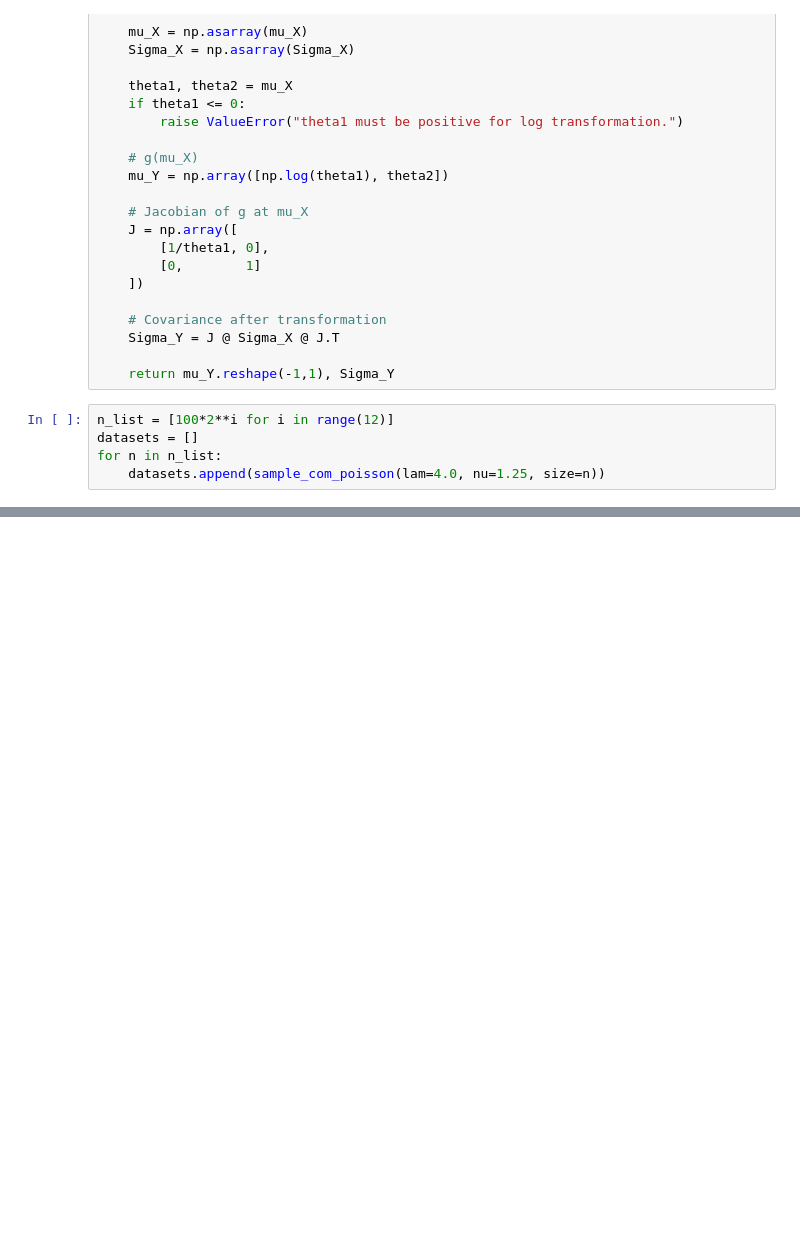
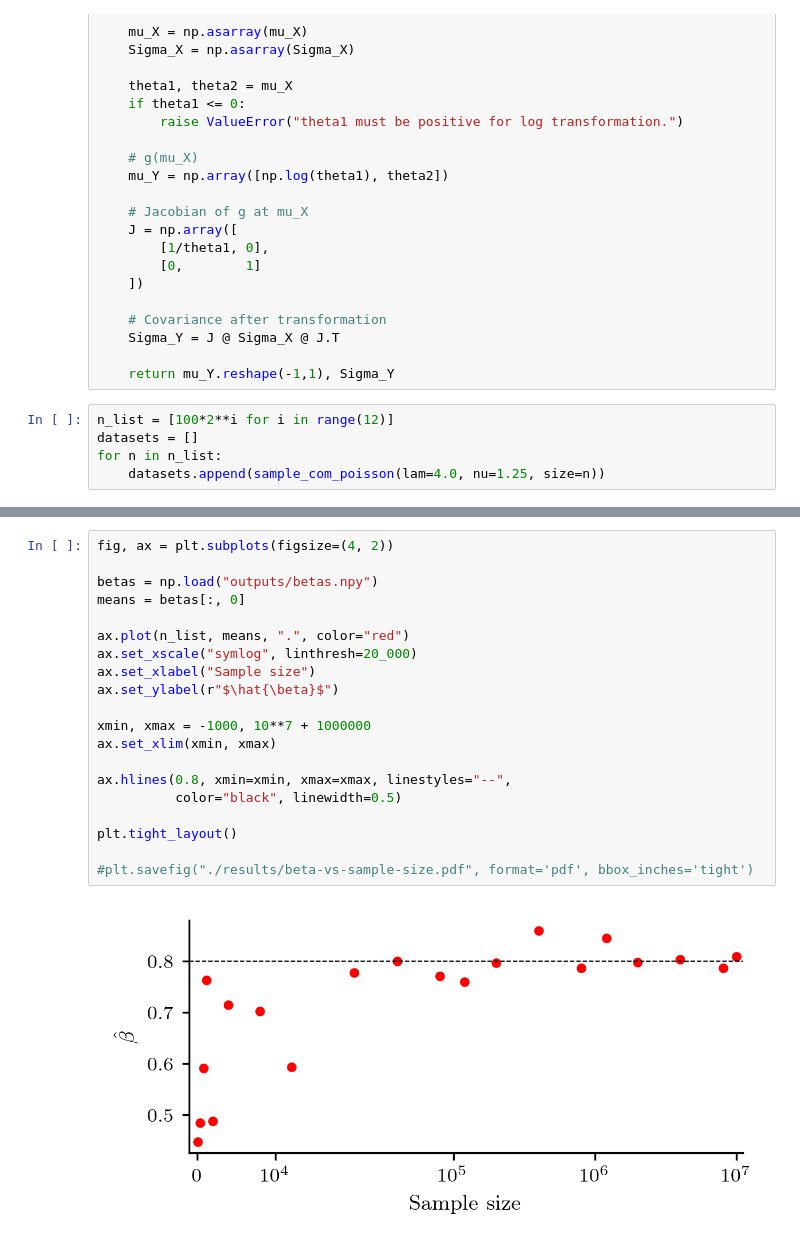
Before and after one commit to williamlaplante/LRM-Bayes, a Jupyter notebook: experiments/counts/univariate/lrm-increasing-n.ipynb, the cells around one changed output, grey strips where cells are left out. Cells and saved outputs as stored; diff of their text form; blank space fills up the shorter version.

```diff
--- a/experiments/counts/univariate/lrm-increasing-n.ipynb
+++ b/experiments/counts/univariate/lrm-increasing-n.ipynb
@@ -160,3 +210,25 @@ for i, data in enumerate(datasets):
+# %%
+fig, ax = plt.subplots(figsize=(4, 2))
+
+betas = np.load("outputs/betas.npy")
+means = betas[:, 0]
+
+ax.plot(n_list, means, ".", color="red")
+ax.set_xscale("symlog", linthresh=20_000)
+ax.set_xlabel("Sample size")
+ax.set_ylabel(r"$\hat{\beta}$")
+
+xmin, xmax = -1000, 10**7 + 1000000
+ax.set_xlim(xmin, xmax)
+
+ax.hlines(0.8, xmin=xmin, xmax=xmax, linestyles="--",
+          color="black", linewidth=0.5)
+
+plt.tight_layout()
+
+#plt.savefig("./results/beta-vs-sample-size.pdf", format='pdf', bbox_inches='tight')
+# %% [output]
+[figure, added]
 # %%
 import numpy as np
 import matplotlib.pyplot as plt
```
Also changed, not shown: parts of 4 cells of this notebook, 2 other files.
